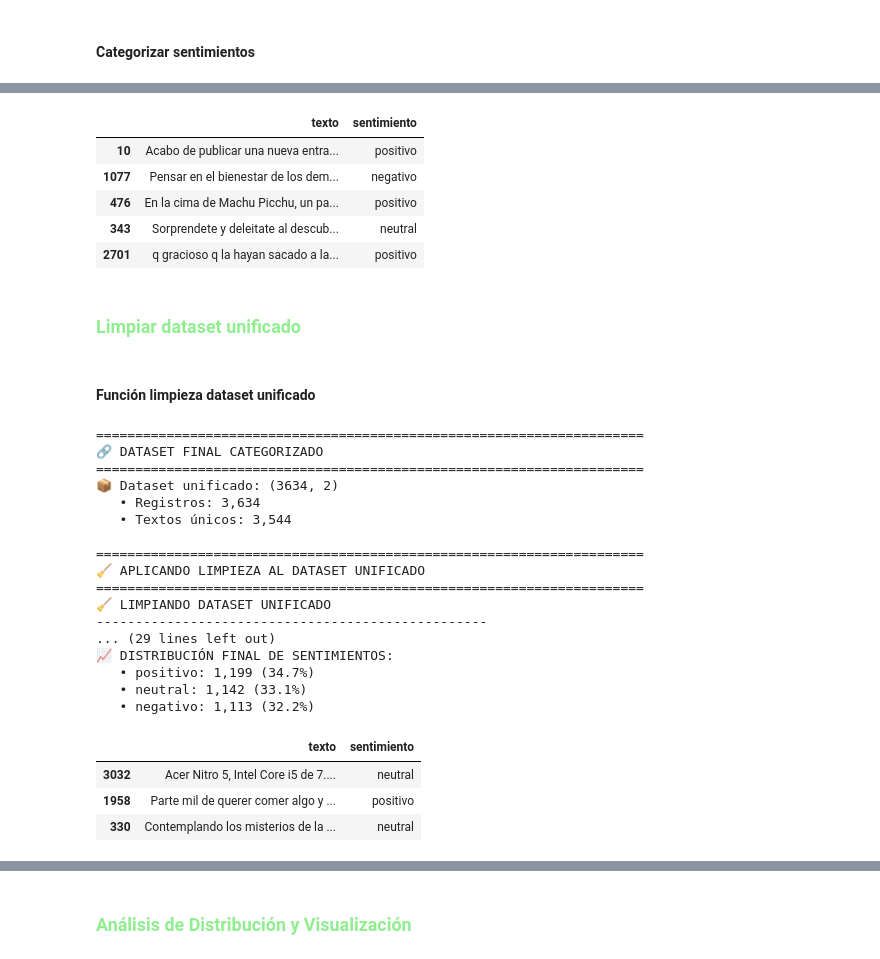
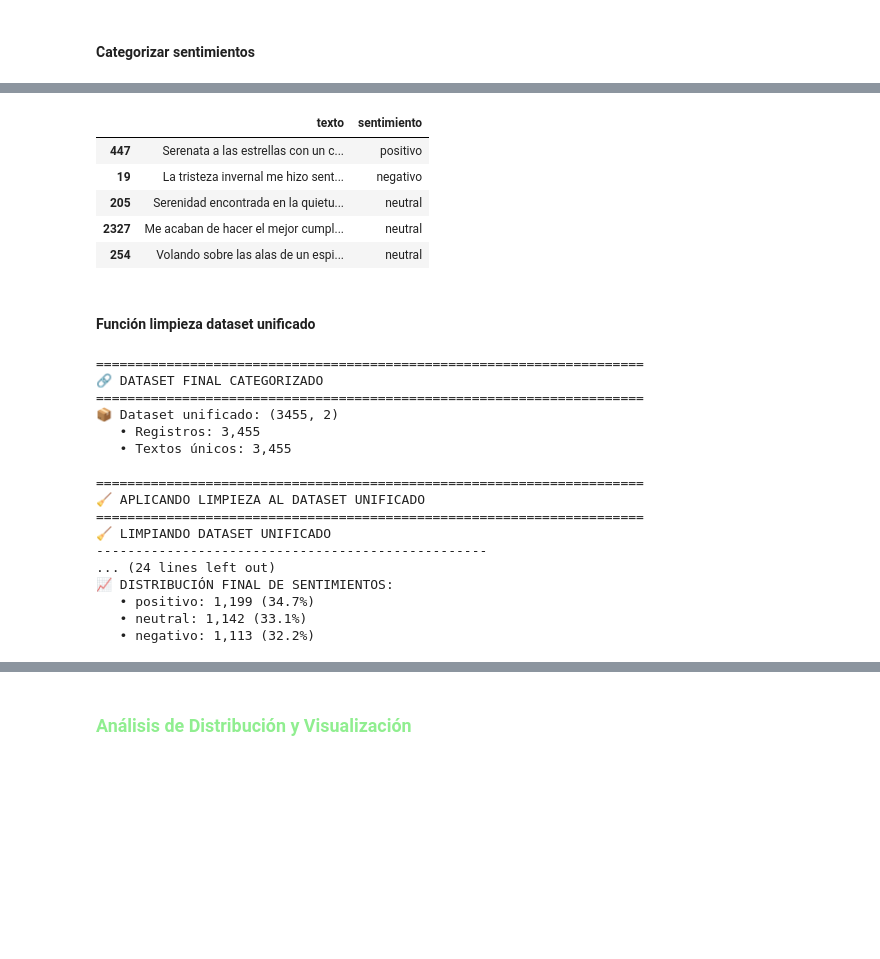
Before and after one commit to ml-punto-tech/sentiment-api, a Jupyter notebook: data-science/notebooks/Modelo_SentimentAPI.ipynb, the cells around one changed output, grey strips where cells are left out. Cells and saved outputs as stored; diff of their text form; code cells hidden in the pictures; blank space fills up the shorter version.

```diff
--- a/data-science/notebooks/Modelo_SentimentAPI.ipynb
+++ b/data-science/notebooks/Modelo_SentimentAPI.ipynb
@@ -374,6 +577,7 @@ def limpiar_texto_sentimientos(texto):
     texto = texto.replace('@@@N_TILDE@@@', 'ñ')
     texto = texto.replace('@@@N_TILDE_MAYUS@@@', 'Ñ')
 
+
     # Variable para almacenar el resultado de la limpieza.
     resultado = texto
     chars = []
@@ -387,6 +591,9 @@ def limpiar_texto_sentimientos(texto):
             chars.append(' ')
     resultado = ''.join(chars)
 
+    # Elimina los caracteres '#' que están directamente seguidos por una palabra (hashtags).
+    resultado = re.sub(r'#(?=\S)', '', resultado)
+
     # Elimina URLs que terminan en "..." (posibles URLs rotas).
     resultado = re.sub(r'https?://[^\s]*\.\.\.', '[URL_ROTA]', resultado)
     resultado = re.sub(r'www\.[^\s]*\\.\\.\\.', '[URL_ROTA]', resultado)
@@ -542,2 +982,19 @@ def normalizar_dataset(dataset):
 
 	return normalizado
+# %%
+def categorizar_sentimiento(sentimiento, categorias, nombres=('positivo', 'negativo', 'neutral')):
+
+    """
+    Versión flexible que permite nombres personalizados para las categorías.
+    """
+    if pd.isna(sentimiento):
+        return None
+
+    sent = str(sentimiento).strip().lower()
+
+    # Iterar sobre cada categoría
+    for i, lista_categoria in enumerate(categorias):
+        if sent in lista_categoria:
+            return nombres[i]
+
+    return None
@@ -561,0 +1010,18 @@ print(f"✅ df_normalizado_es: {len(df_normalizado_es)} registros categorizados"
+# %%
+positivos_lista_es = obtener_lista_ordenada(positivos_es, nombre='positivos_es')
+negativos_lista_es = obtener_lista_ordenada(negativos_es, nombre='negativos_es')
+neutros_lista_es = obtener_lista_ordenada(neutros_es, nombre='neutros_es')
+categorias =[positivos_lista_es, negativos_lista_es, neutros_lista_es]
+nombres_categorias = ('positivo', 'negativo', 'neutral')
+
+# Aplicar categorización
+df_normal1['sentimiento_final'] = df_normal1['sentimiento'].apply(
+    lambda x: categorizar_sentimiento(x,categorias, nombres_categorias)
+    )
+print(df_normal1.sample(3))
+
+# Segunda normalización
+df_normalizado = segunda_normalizacion(df_normal1)
+print(f"✅ df_normalizado: {len(df_normalizado)} registros categorizados")
+
+df_normalizado.sample(5)
@@ -562,14 +1052,12 @@ print(f"✅ df_normalizado_es: {len(df_normalizado_es)} registros categorizados"
 # %%
-df_normalizado_es.sample(5)
+df_normalizado.sample(5)
 # %% [output]
 |  | texto | sentimiento |
-| 10 | Acabo de publicar una nueva entra... | positivo |
-| 1077 | Pensar en el bienestar de los dem... | negativo |
-| 476 | En la cima de Machu Picchu, un pa... | positivo |
-| 343 | Sorprendete y deleitate al descub... | neutral |
-| 2701 | q gracioso q la hayan sacado a la... | positivo |
+| 447 | Serenata a las estrellas con un c... | positivo |
+| 19 | La tristeza invernal me hizo sent... | negativo |
+| 205 | Serenidad encontrada en la quietu... | neutral |
+| 2327 | Me acaban de hacer el mejor cumpl... | neutral |
+| 254 | Volando sobre las alas de un espi... | neutral |
-# %% [markdown]
-### <font color=lightgreen size=12>Limpiar dataset unificado</font>
 # %% [markdown]
 #### **Función limpieza dataset unificado**
 # %%
@@ -723,9 +1211,9 @@ print("=" * 70)
 print("🔗 DATASET FINAL CATEGORIZADO")
 print("=" * 70)
 
-print(f"📦 Dataset unificado: {df_normalizado_es.shape}")
-print(f"   • Registros: {len(df_normalizado_es):,}")
-print(f"   • Textos únicos: {df_normalizado_es['texto'].nunique():,}")
+print(f"📦 Dataset unificado: {df_normalizado.shape}")
+print(f"   • Registros: {len(df_normalizado):,}")
+print(f"   • Textos únicos: {df_normalizado['texto'].nunique():,}")
 
 
 # %%
@@ -735,29 +1223,22 @@ print("=" * 70)
 
 # Aplicar limpieza
 
-df_final_es = limpiar_dataset(df_normalizado_es, verbose=True)
+df_final = limpiar_final(df_normalizado, verbose=True)
 # %% [output]
 ======================================================================
 🔗 DATASET FINAL CATEGORIZADO
 ======================================================================
-📦 Dataset unificado: (3634, 2)
-   • Registros: 3,634
-   • Textos únicos: 3,544
+📦 Dataset unificado: (3455, 2)
+   • Registros: 3,455
+   • Textos únicos: 3,455
 
 ======================================================================
 🧹 APLICANDO LIMPIEZA AL DATASET UNIFICADO
 ======================================================================
 🧹 LIMPIANDO DATASET UNIFICADO
 --------------------------------------------------
-... (29 lines left out)
+... (24 lines left out)
 📈 DISTRIBUCIÓN FINAL DE SENTIMIENTOS:
    • positivo: 1,199 (34.7%)
    • neutral: 1,142 (33.1%)
    • negativo: 1,113 (32.2%)
-# %%
-df_final_es.sample(3)
-# %% [output]
-|  | texto | sentimiento |
-| 3032 | Acer Nitro 5, Intel Core i5 de 7.... | neutral |
-| 1958 | Parte mil de querer comer algo y ... | positivo |
-| 330 | Contemplando los misterios de la ... | neutral |
```
Also changed, not shown: parts of 47 cells of this notebook, 2 other files.
